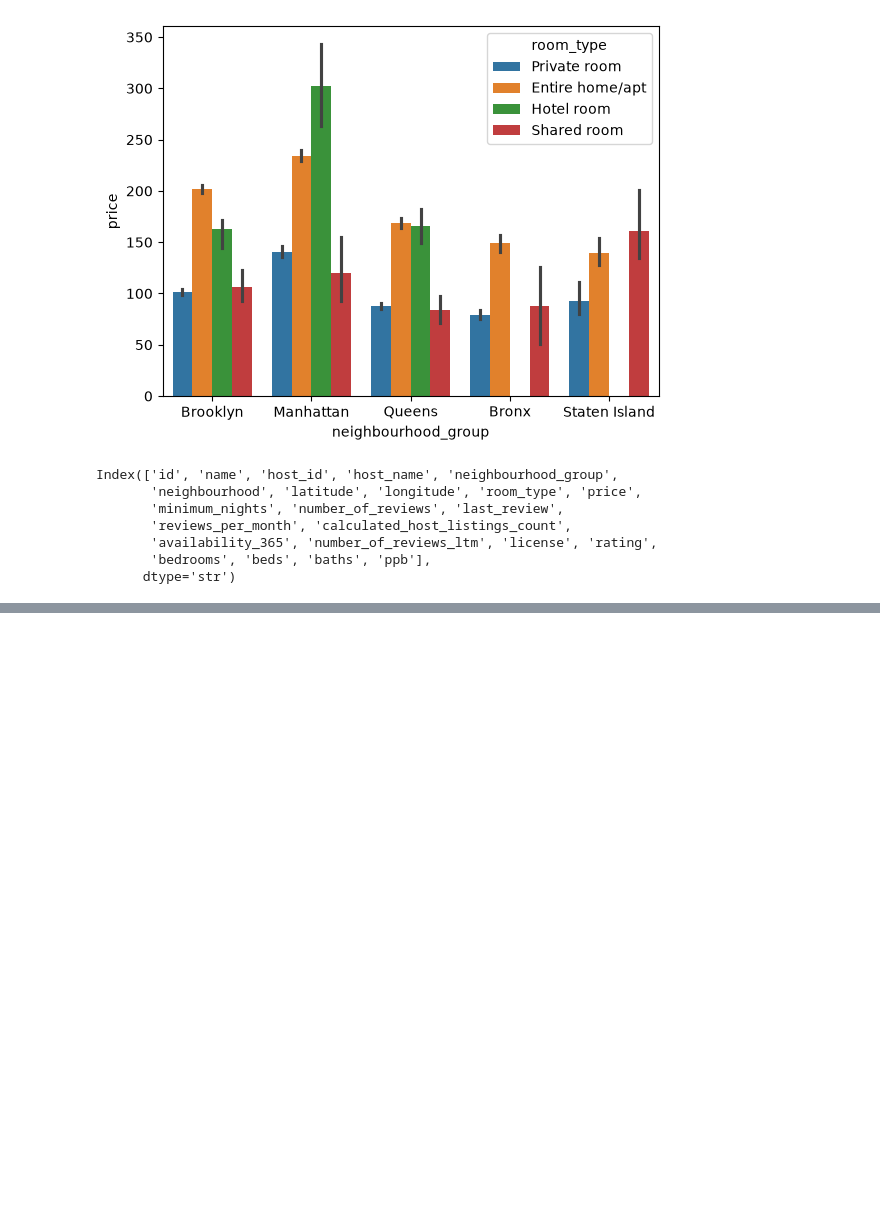
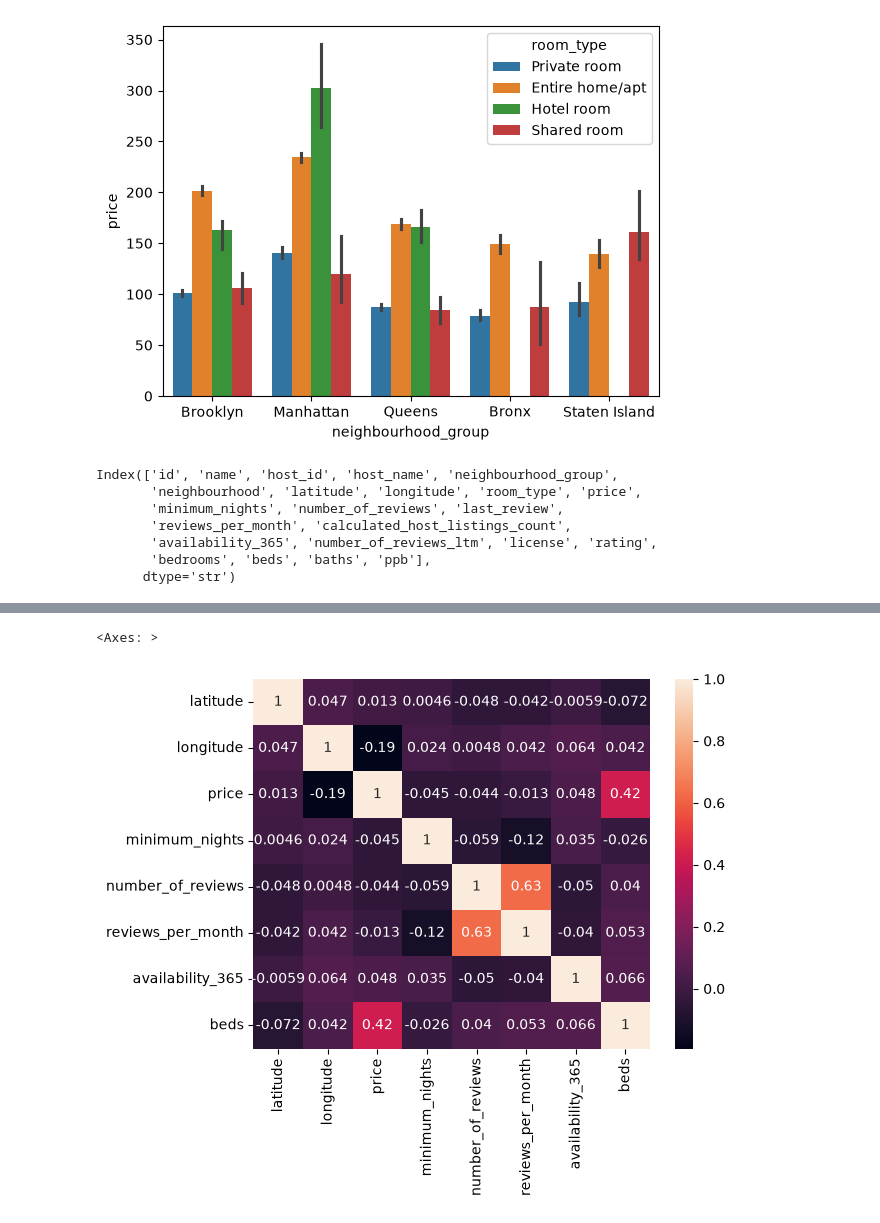
Before and after one commit to dev-d-14/eda, a Jupyter notebook: analysis.ipynb, the cells around one changed output, grey strips where cells are left out. Saved outputs shown, nothing was run; the diff lists cells and outputs as text; code cells hidden in the pictures; blank space fills up the shorter version.

```diff
--- a/analysis.ipynb
+++ b/analysis.ipynb
@@ -194,0 +223,7 @@ sns.scatterplot(data=df,x='rating',y='price')
+# %%
+corr=df[['latitude','longitude','price','minimum_nights','number_of_reviews','reviews_per_month','availability_365','beds']].corr()
+corr
+sns.heatmap(data=corr,annot=True)
+# %% [output]
+<Axes: >
+[figure, added]
```
Also changed, not shown: parts of 4 cells of this notebook.
